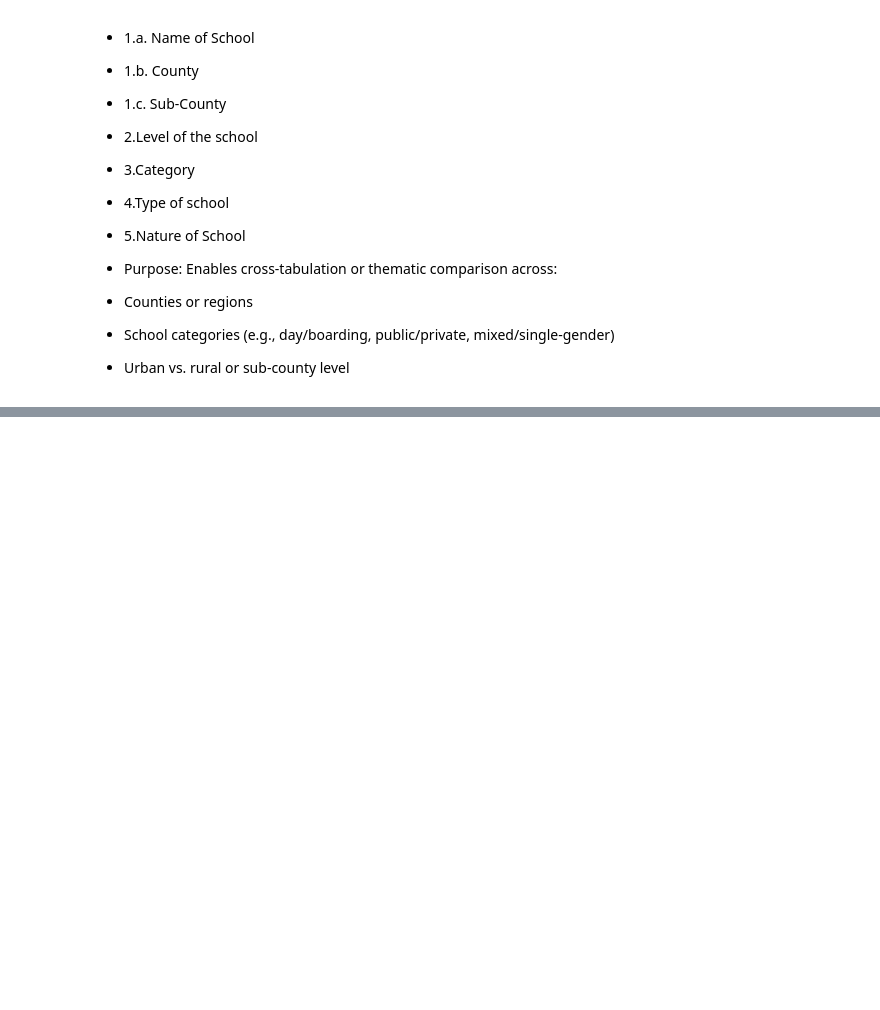
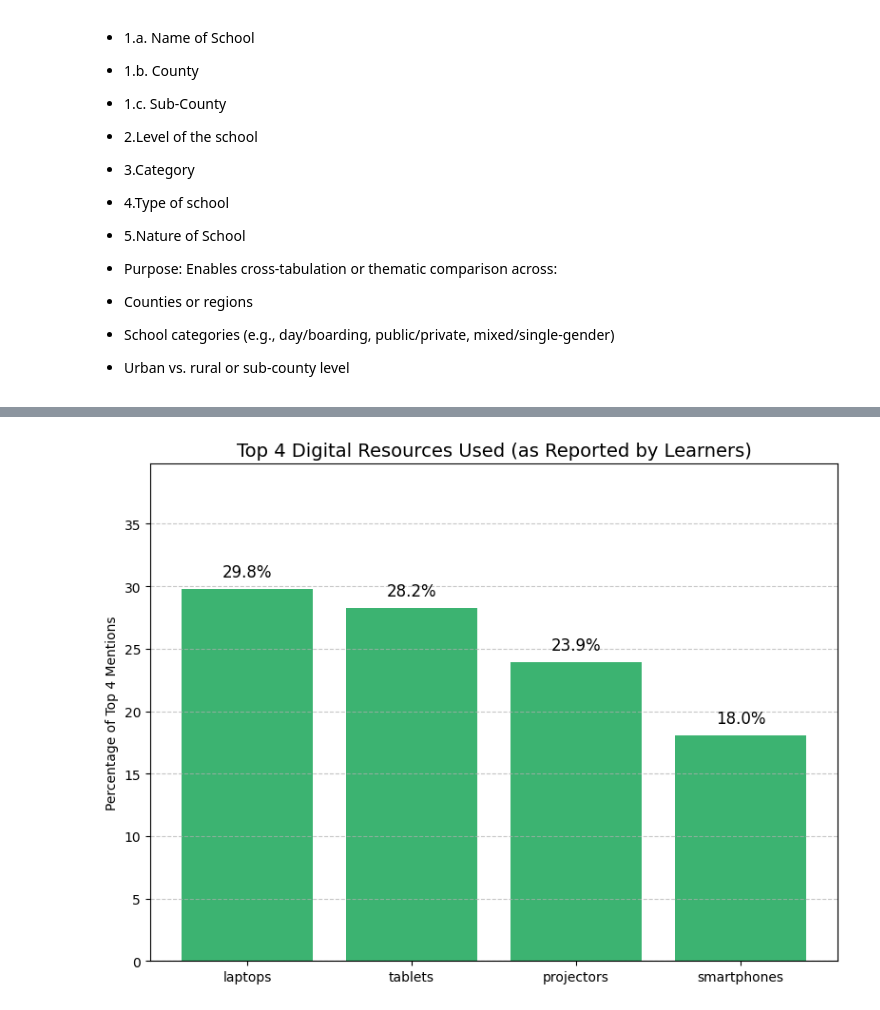
Before and after one commit to davidmasai/kenya-stem-digital-efficacy, a Jupyter notebook: Kenya_stem_digital_efficacy.ipynb, the cells around one changed output, grey strips where cells are left out. Cells and saved outputs as stored; diff of their text form; code cells hidden in the pictures; blank space fills up the shorter version.

```diff
--- a/Kenya_stem_digital_efficacy.ipynb
+++ b/Kenya_stem_digital_efficacy.ipynb
@@ -2099,0 +2092,13 @@ df.head()
+# %%
+#renaming columns
+df.rename(columns={
+    '1.  Name some of the digital resources your teachers use to teach integrated science, Mathematics, Pre-technical, and Agriculture, Physics, Biology or Chemistry lessons.': 'resources_used',
+    '2. Tell me some specific lesson(s) you were taught using digital resources. (Probe  the specific content area in Integrated science, Mathematics, Pre-technical, and Agriculture/ Physics, Biology or Chemistry) ': 'lessons_taught_with_digital',
+    '3. How often are digital resources used during your Science or mathematics lessons?(To probe how many lessons, digital resources have been used, in this term-  Science, mathematics, Pre-technical, and Agriculture, Physics, Biology or Chemistry lessons) ': 'digital_use_frequency',
+    '4. Does your teacher allow you to interact with digital resources? (Probe on the mode of interaction with digital resources)  ': 'student_interaction_mode',
+    '5.a. How do you feel when your teacher uses digital resources in the lesson? (Probe for interest, or easy understanding) ': 'student_feeling_about_digital',
+    '5.b.  Can you share an example of a digital resource that made the lesson exciting, enjoyable, or easier to understand? (Probe for Integrated science, mathematics,  pre-technical, and Agriculture, Physics, Biology or Chemistry)': 'example_enjoyable_digital_resource',
+    '6. Does your teacher give you assignments on the main idea learnt when using digital resources in a lesson? (If YES, explain how the assignment help you to recall the learnt idea)': 'assignment_recall_help'
+}, inplace=True)
+#checking
+df.columns
@@ -2099,0 +2220,29 @@ df.head()
+# %%
+
+
+# Sample top 4 from your cleaned DataFrame
+top_resources = resource_df.head(4).copy()
+
+# Calculate percentages
+total_mentions = top_resources['Mentions'].sum()
+top_resources['Percentage'] = (top_resources['Mentions'] / total_mentions) * 100
+
+# Plot
+plt.figure(figsize=(8, 6))
+bars = plt.bar(top_resources['Digital Resource'], top_resources['Percentage'], color='mediumseagreen')
+
+# Add percentage labels
+for bar in bars:
+    height = bar.get_height()
+    plt.text(bar.get_x() + bar.get_width()/2, height + 1, f"{height:.1f}%", ha='center', fontsize=12)
+
+# Style
+plt.title("Top 4 Digital Resources Used (as Reported by Learners)", fontsize=14)
+plt.ylabel("Percentage of Top 4 Mentions")
+plt.ylim(0, max(top_resources['Percentage']) + 10)
+plt.grid(axis='y', linestyle='--', alpha=0.7)
+
+plt.tight_layout()
+plt.show()
+# %% [output]
+[figure, added]
```
Also changed, not shown: parts of 13 cells of this notebook.
